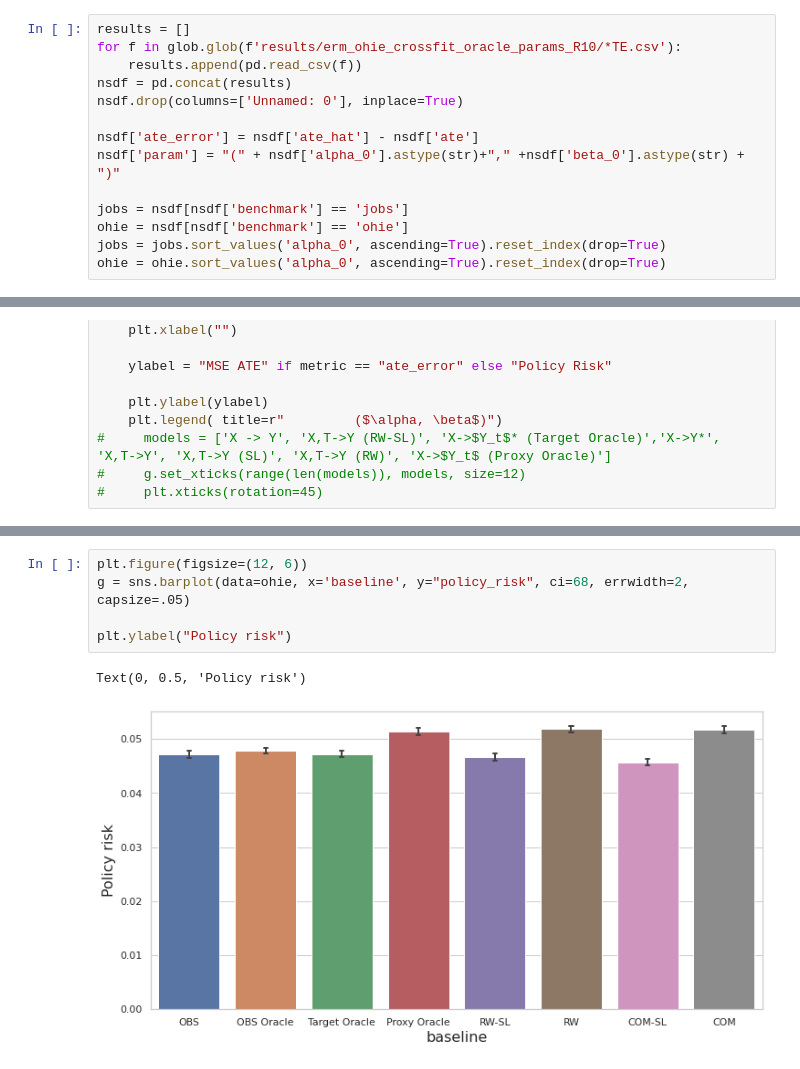
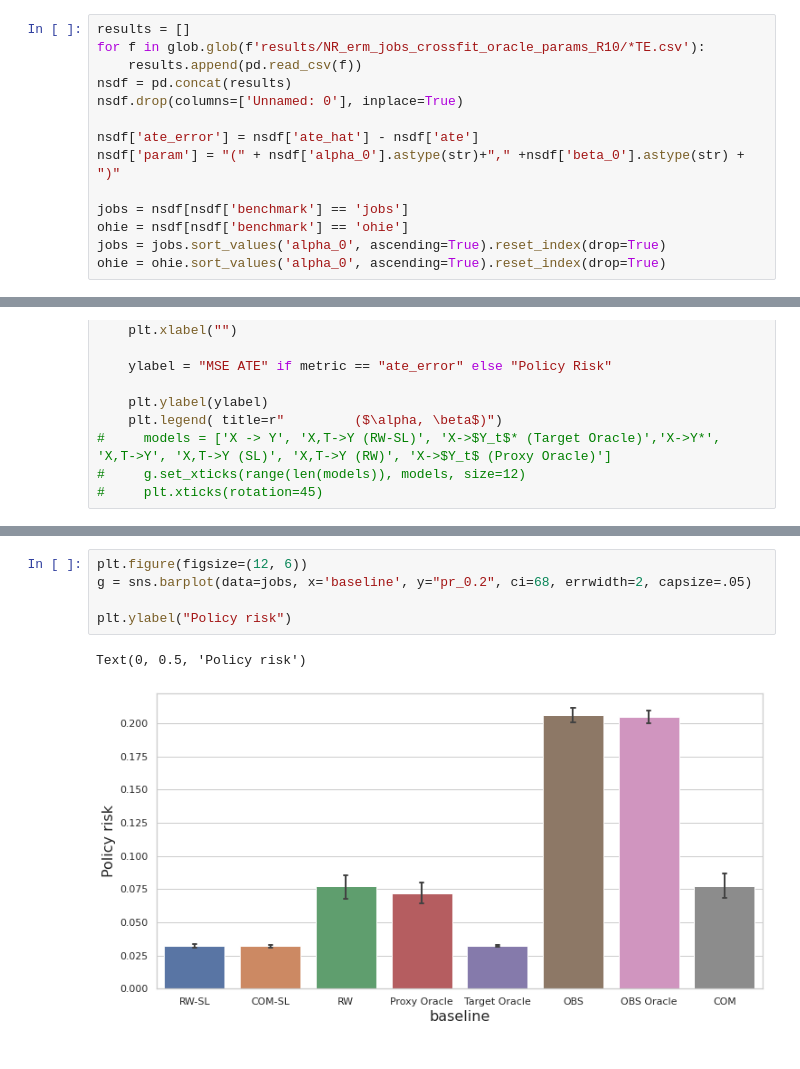
Before and after one commit to lguerdan/counterfactual-decision-support, a Jupyter notebook: notebook_results.ipynb, the cells around one changed output, grey strips where cells are left out. Drawn from its saved outputs; the diff is of its cells as text.

```diff
--- a/notebook_results.ipynb
+++ b/notebook_results.ipynb
@@ -126,7 +125,7 @@ df['beta_error'] = df['beta_0'] - df['beta_0_hat']
 df.groupby(['baseline', 'NS']).mean().to_csv('baselines.csv')
 # %%
 results = []
-for f in glob.glob(f'results/erm_ohie_crossfit_oracle_params_R10/*TE.csv'):
+for f in glob.glob(f'results/NR_erm_jobs_crossfit_oracle_params_R10/*TE.csv'):
     results.append(pd.read_csv(f))
 nsdf = pd.concat(results)
 nsdf.drop(columns=['Unnamed: 0'], inplace=True)
@@ -169,8 +184,8 @@ plot_experimental_data_results(ohie, 'ate_error')
 # %%
 plt.figure(figsize=(12, 6))
-g = sns.barplot(data=ohie, x='baseline', y="policy_risk", ci=68, errwidth=2, capsize=.05)
+g = sns.barplot(data=jobs, x='baseline', y="pr_0.2", ci=68, errwidth=2, capsize=.05)
 
 plt.ylabel("Policy risk")
 # %% [output]
 Text(0, 0.5, 'Policy risk')
-[figure, old version]
+[figure, new version]
```
Also changed, not shown: parts of 14 cells of this notebook, 1 other file.
